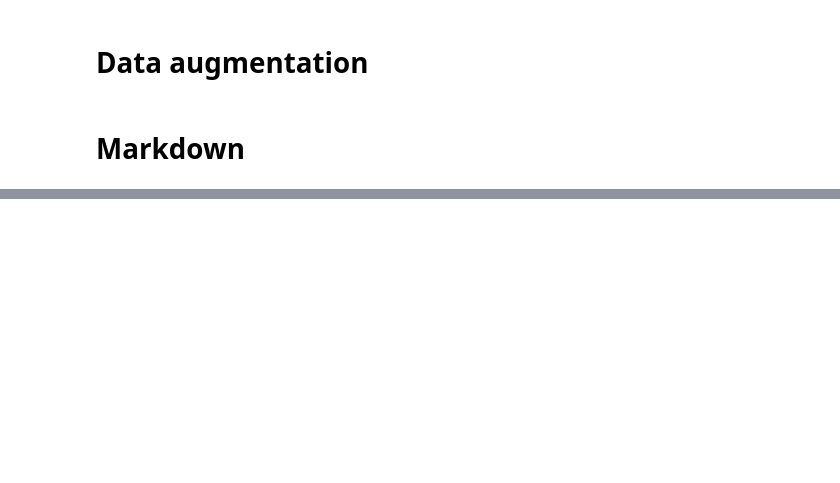
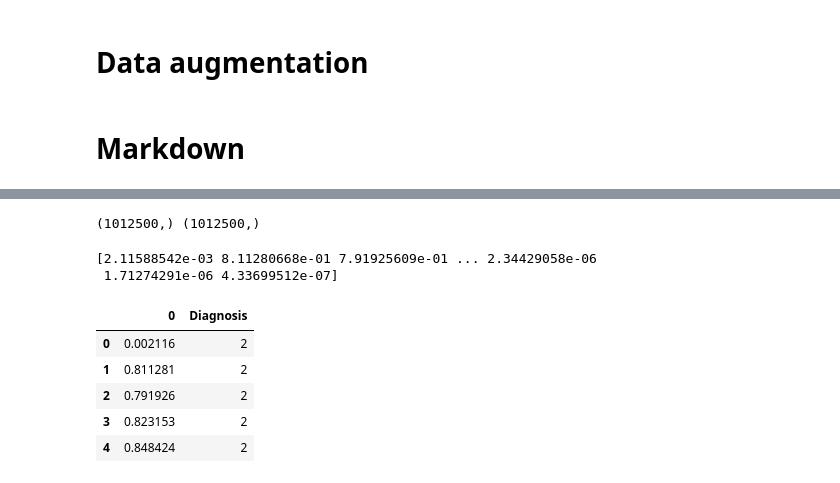
Before and after one commit to Hunkein/Exam-Son-Corentin-Kenny-Augustin-Theo, a Jupyter notebook: theo.ipynb, the cells around one changed output, grey strips where cells are left out. Saved outputs shown, nothing was run; the diff lists cells and outputs as text; code cells hidden in the pictures; blank space fills up the shorter version.

```diff
--- a/theo.ipynb
+++ b/theo.ipynb
@@ -266,7 +279,7 @@ def extract_features(data, sample_rate):
     return result
 
 def get_features(path):
-    data, sample_rate = librosa.load(path, duration=2.5, offset=0.6)
+    data, sample_rate = librosa.load(path)
 
     # without augmentation
     res1 = extract_features(data, sample_rate)
@@ -284,6 +297,4 @@ def get_features(path):
     # result = np.vstack((result, res3))
 
     return result
-
-print(get_features(show_audio()))
 # %% [output]
@@ -309,0 +302,37 @@ print(get_features(show_audio()))
+# %%
+X, Y = [], []
+for i in tqdm(range(len(df))):
+    segment_file = df['Segment_File'].iloc[i]
+    segment_path = os.path.join(path_segments, segment_file)
+    if os.path.exists(segment_path):
+        try:
+            features = get_features(segment_path)
+            for ele in features:
+                X.append(ele)
+                Y.append(df['Diagnosis'].iloc[i])
+        except Exception as e:
+            print(f"Error processing file {segment_file}: {e}")
+    else:
+        print(f"File {segment_file} does not exist")
+
+X = np.array(X)
+Y = np.array(Y)
+
+print(X.shape, Y.shape)
+# %% [output]
+(1012500,) (1012500,)
+# %%
+print(X)
+Features = pd.DataFrame(X)
+Features['Diagnosis'] = Y
+Features.to_csv('./data/features.csv', index=False)
+Features.head()
+# %% [output]
+[2.11588542e-03 8.11280668e-01 7.91925609e-01 ... 2.34429058e-06
+ 1.71274291e-06 4.33699512e-07]
+|  | 0 | Diagnosis |
+| 0 | 0.002116 | 2 |
+| 1 | 0.811281 | 2 |
+| 2 | 0.791926 | 2 |
+| 3 | 0.823153 | 2 |
+| 4 | 0.848424 | 2 |
```
Also changed, not shown: parts of 8 cells of this notebook.
